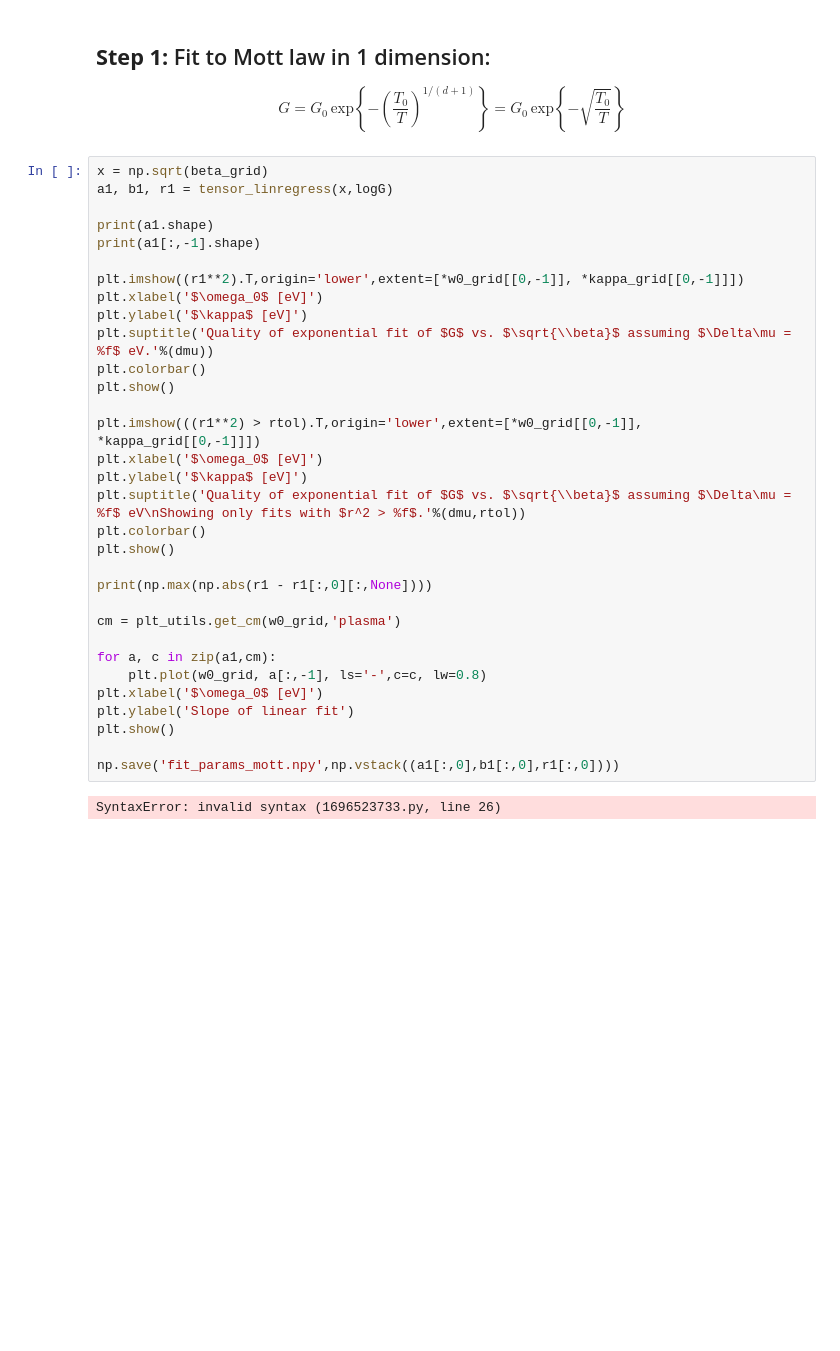
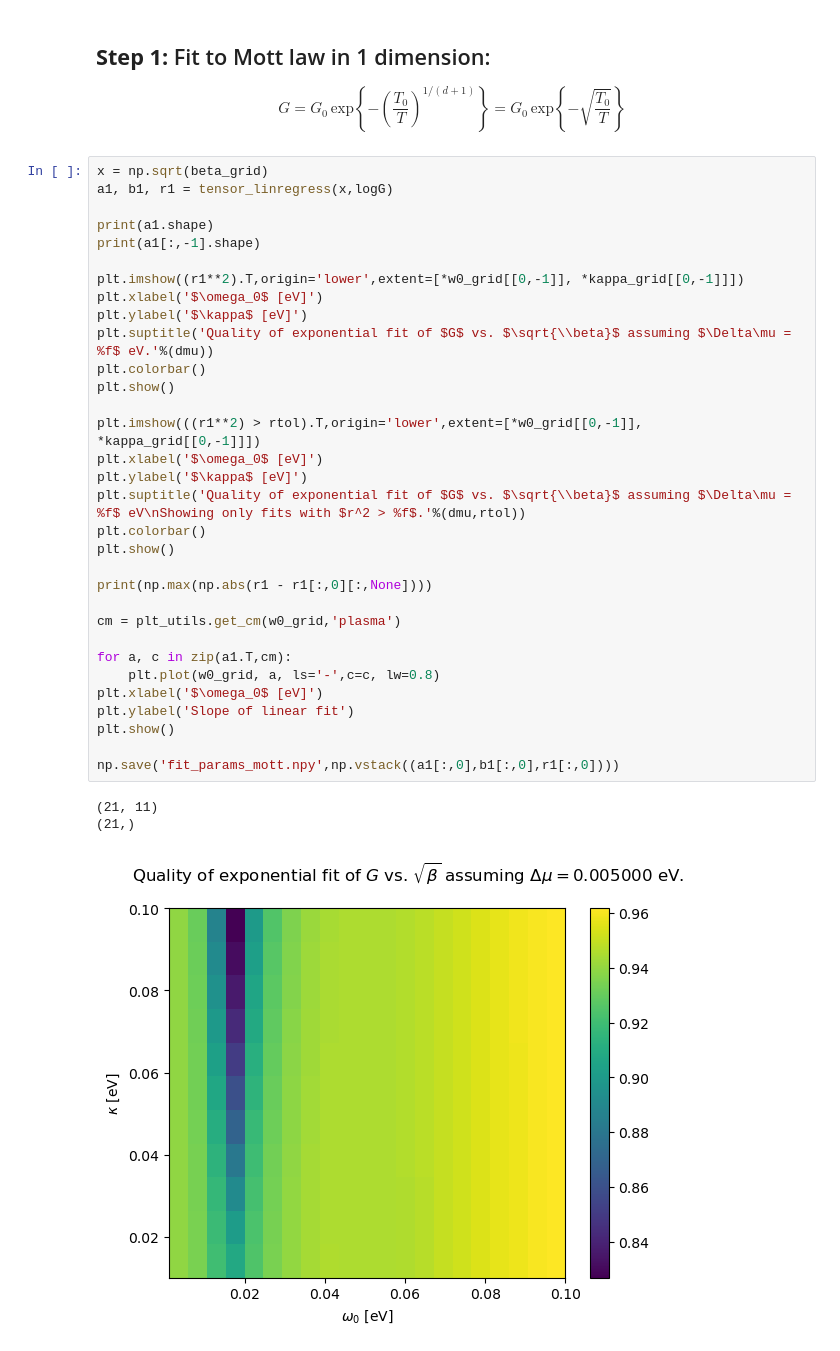
Before and after one commit to ngastellu/spin_boson_2lvl_current, a Jupyter notebook: mott_v_rch.ipynb, the cells around one changed output. Cells and saved outputs as stored; diff of their text form; blank space fills up the shorter version.

```diff
--- a/mott_v_rch.ipynb
+++ b/mott_v_rch.ipynb
@@ -48,33 +48,35 @@ $$
 x = np.sqrt(beta_grid)
 a1, b1, r1 = tensor_linregress(x,logG)
 
 print(a1.shape)
 print(a1[:,-1].shape)
 
 plt.imshow((r1**2).T,origin='lower',extent=[*w0_grid[[0,-1]], *kappa_grid[[0,-1]]])
 plt.xlabel('$\omega_0$ [eV]')
 plt.ylabel('$\kappa$ [eV]')
 plt.suptitle('Quality of exponential fit of $G$ vs. $\sqrt{\\beta}$ assuming $\Delta\mu = %f$ eV.'%(dmu))
 plt.colorbar()
 plt.show()
 
 plt.imshow(((r1**2) > rtol).T,origin='lower',extent=[*w0_grid[[0,-1]], *kappa_grid[[0,-1]]])
 plt.xlabel('$\omega_0$ [eV]')
 plt.ylabel('$\kappa$ [eV]')
 plt.suptitle('Quality of exponential fit of $G$ vs. $\sqrt{\\beta}$ assuming $\Delta\mu = %f$ eV\nShowing only fits with $r^2 > %f$.'%(dmu,rtol))
 plt.colorbar()
 plt.show()
 
 print(np.max(np.abs(r1 - r1[:,0][:,None])))
 
 cm = plt_utils.get_cm(w0_grid,'plasma')
 
-for a, c in zip(a1,cm):
-    plt.plot(w0_grid, a[:,-1], ls='-',c=c, lw=0.8)
+for a, c in zip(a1.T,cm):
+    plt.plot(w0_grid, a, ls='-',c=c, lw=0.8)
 plt.xlabel('$\omega_0$ [eV]')
 plt.ylabel('Slope of linear fit')
 plt.show()
 
 np.save('fit_params_mott.npy',np.vstack((a1[:,0],b1[:,0],r1[:,0])))
 # %% [output]
-SyntaxError: invalid syntax (1696523733.py, line 26)
+(21, 11)
+(21,)
+[figure, added]
```
Also changed, not shown: parts of 1 cell of this notebook, 4 other files.
